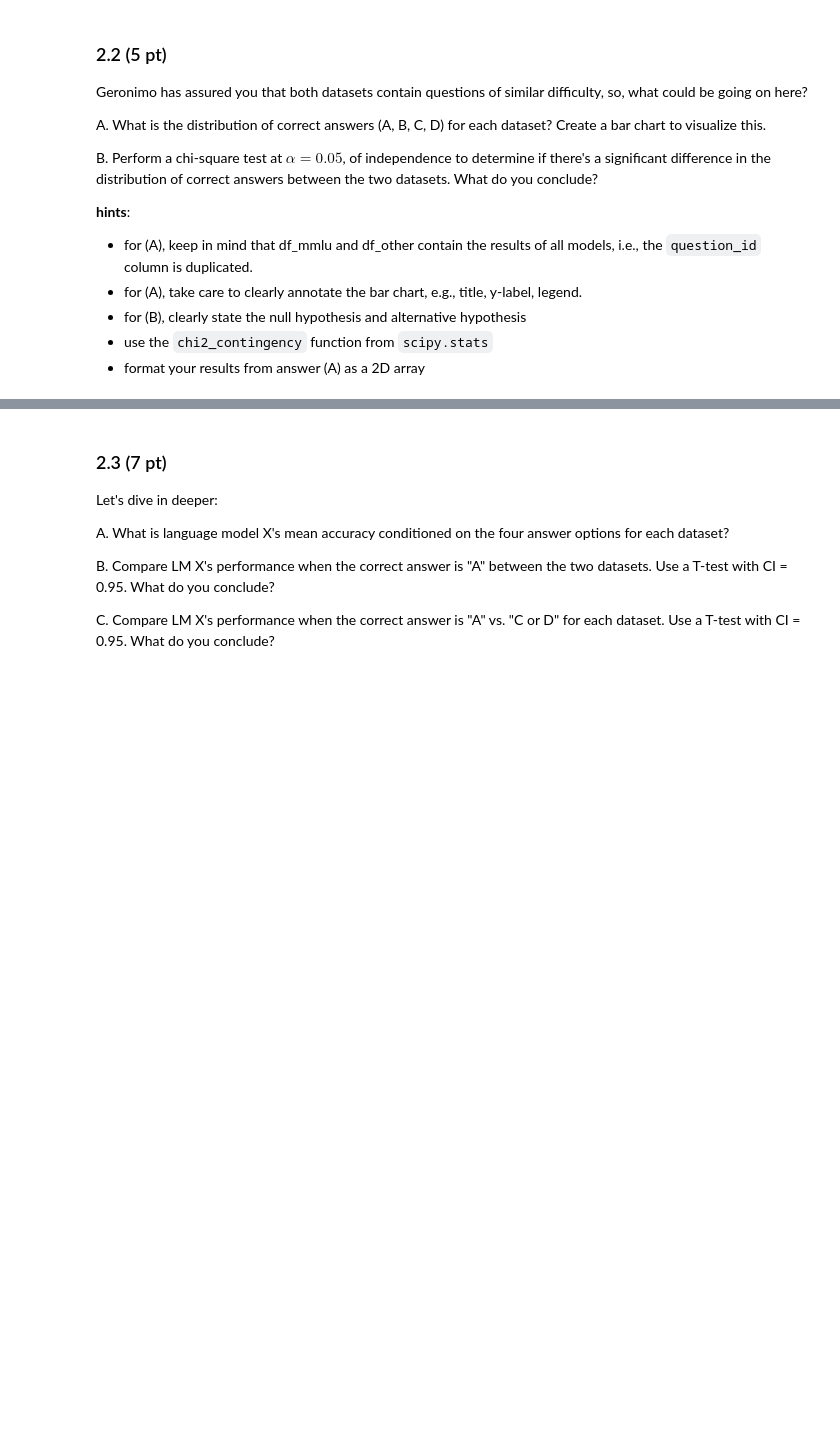
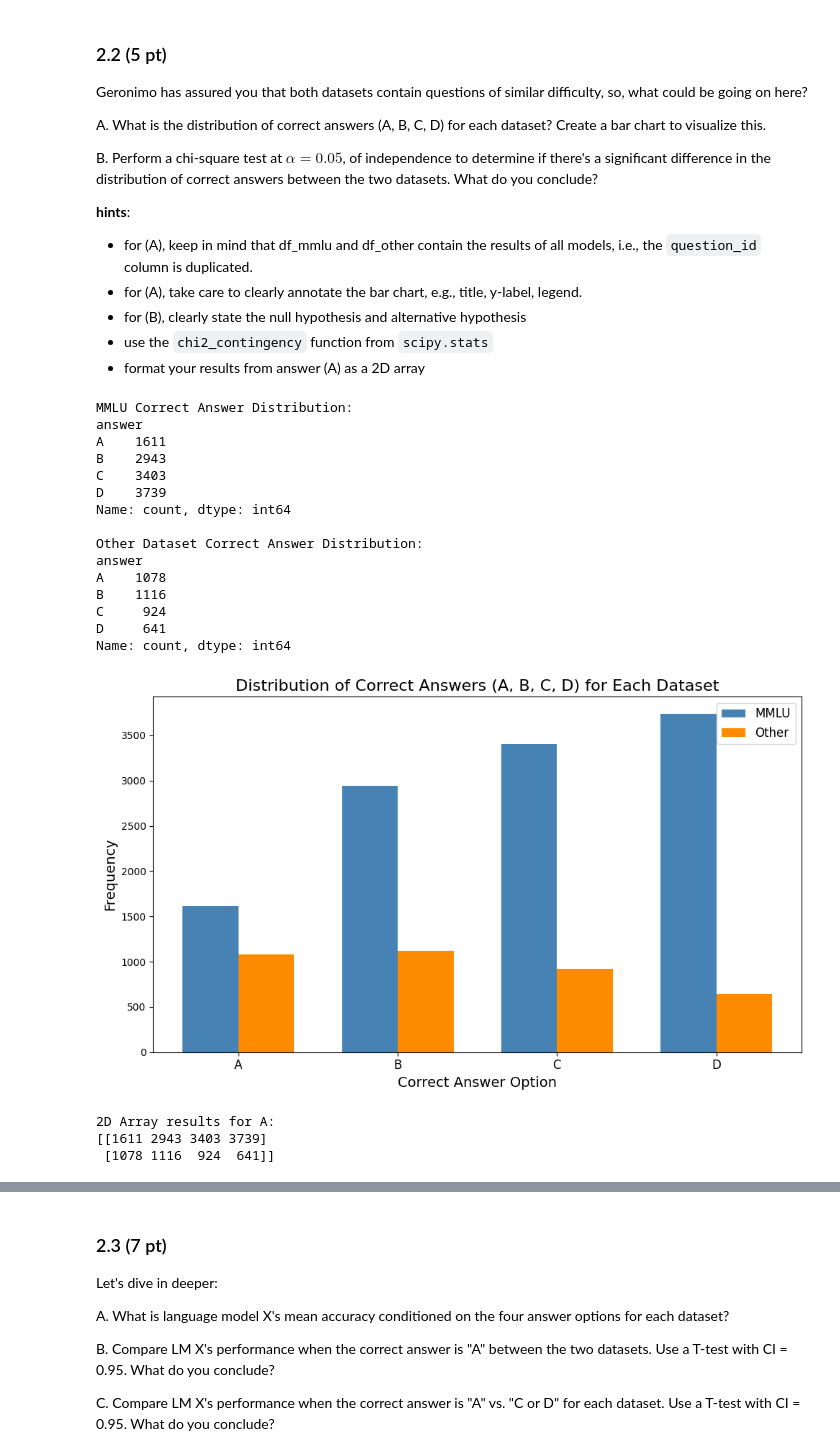
Before and after one commit to PavelDetvan/Data-Analysis, a Jupyter notebook: clinic1/DA-clinic1-empty.ipynb, the cells around one changed output, grey strips where cells are left out. Saved outputs shown, nothing was run; the diff lists cells and outputs as text; code cells hidden in the pictures; blank space fills up the shorter version.

```diff
--- a/clinic1/DA-clinic1-empty.ipynb
+++ b/clinic1/DA-clinic1-empty.ipynb
@@ -477,5 +539,68 @@ B. Perform a chi-square test at $\alpha = 0.05$, of independence to determine if
 - format your results from answer (A) as a 2D array
 # %%
 #A
+
+# Drop duplicated questions so that each question appears only once.
+df_mmlu_unique = df_mmlu.drop_duplicates(subset='question_id')
+df_other_unique = df_other.drop_duplicates(subset='question_id')
+
+# Count the distribution of correct answers using the 'answer' column.
+counts_mmlu = df_mmlu_unique['answer'].value_counts().sort_index()
+counts_other = df_other_unique['answer'].value_counts().sort_index()
+
+# Print counts
+print("MMLU Correct Answer Distribution:")
+print(counts_mmlu)
+print("\nOther Dataset Correct Answer Distribution:")
+print(counts_other)
+
+# Create a bar chart to visualize the distribution side-by-side.
+fig, ax = plt.subplots(figsize=(10, 6))
+
+# Define positions for the two sets of bars.
+x = range(len(counts_mmlu.index))
+width = 0.35
+
+# Create bars for each dataset.
+bars1 = ax.bar([i - width/2 for i in x], counts_mmlu.values, width, label='MMLU', color='steelblue')
+bars2 = ax.bar([i + width/2 for i in x], counts_other.values, width, label='Other', color='darkorange')
+
+# Set x-axis labels using the correct answer options (A, B, C, D).
+ax.set_xticks(x)
+ax.set_xticklabels(counts_mmlu.index, fontsize=12)
+
+# Annotate and label the plot.
+ax.set_title("Distribution of Correct Answers (A, B, C, D) for Each Dataset", fontsize=16)
+ax.set_xlabel("Correct Answer Option", fontsize=14)
+ax.set_ylabel("Frequency", fontsize=14)
+ax.legend(fontsize=12)
+plt.tight_layout()
+plt.show()
+# %% [output]
+MMLU Correct Answer Distribution:
+answer
+A    1611
+B    2943
+C    3403
+D    3739
+Name: count, dtype: int64
+
+Other Dataset Correct Answer Distribution:
+answer
+A    1078
+B    1116
+C     924
+D     641
+Name: count, dtype: int64
+[figure, added]
+# %%
+# Create 2D array (first row = MMLU, second row = Other)
+array_2d = np.array([counts_mmlu.values, counts_other.values])
+print("2D Array results for A:")
+print(array_2d)
+# %% [output]
+2D Array results for A:
+[[1611 2943 3403 3739]
+ [1078 1116  924  641]]
 # %%
 #B
```
Also changed, not shown: parts of 18 cells of this notebook.
